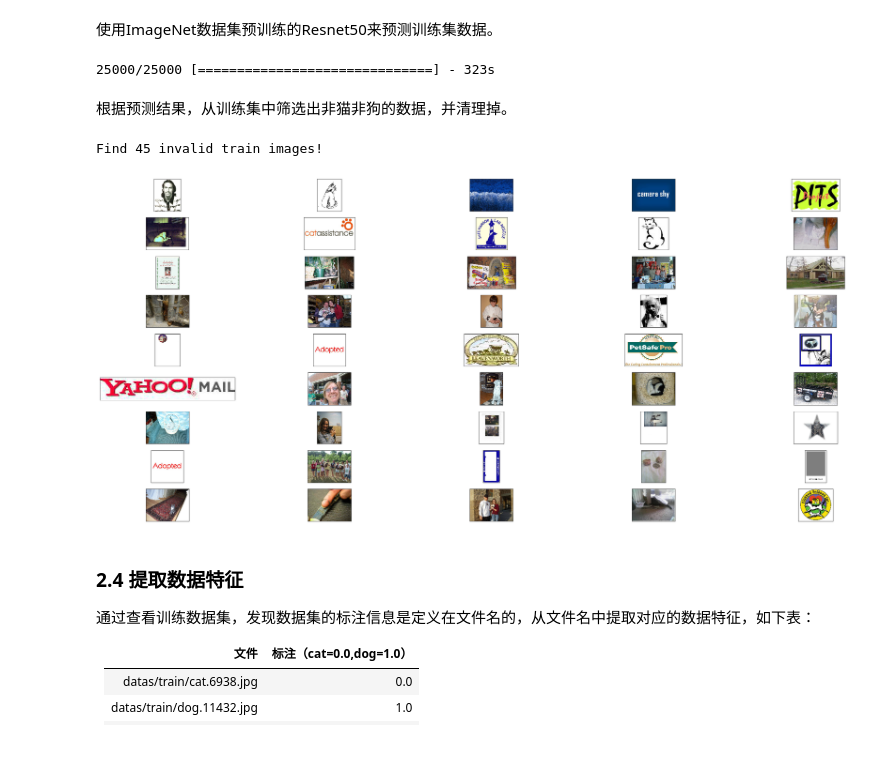
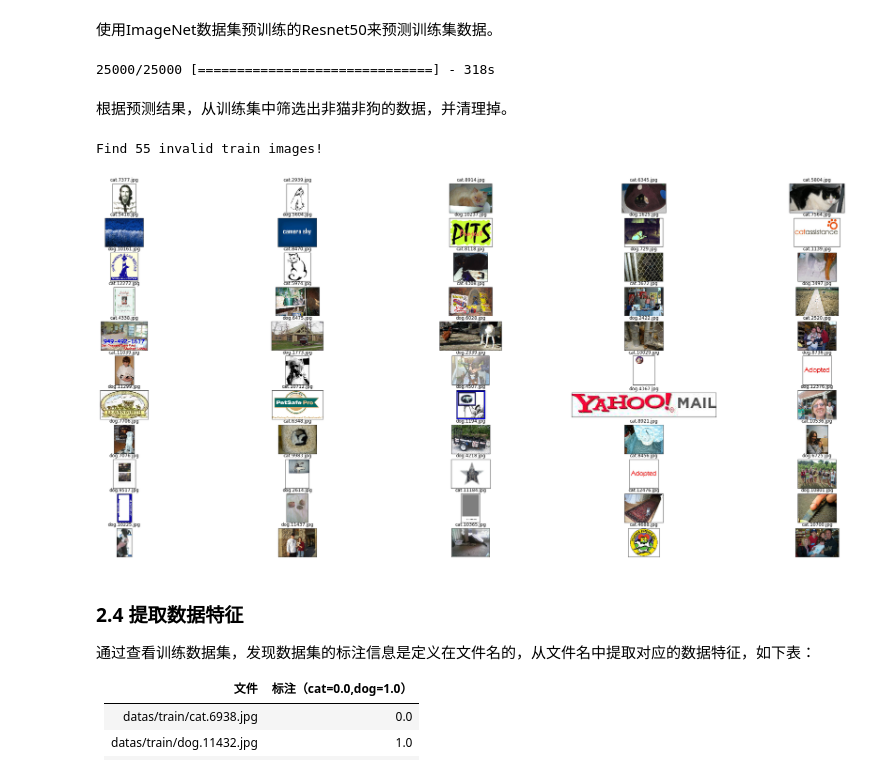
Before and after one commit to SimonLeeGit/udacity_project, a Jupyter notebook: dogs_vs_cats/bottleneck_features.ipynb, the cells around one changed output. Saved outputs shown, nothing was run; the diff lists cells and outputs as text; code cells hidden in the pictures.

```diff
--- a/dogs_vs_cats/bottleneck_features.ipynb
+++ b/dogs_vs_cats/bottleneck_features.ipynb
@@ -104,4 +118,6 @@ fig = plt.figure(figsize=(20, 10))
 for i in range(32):
     ax = fig.add_subplot(4, 8, i + 1, xticks=[], yticks=[])
     visualize_img(train_files[i], ax)
+    _,file = os.path.split(train_files[i])
+    ax.set_title("{}".format(file))
 # %% [output]
@@ -154,5 +170,7 @@ fig = plt.figure(figsize=(20, 10))
 for i in range(len(ids)):
     ax = fig.add_subplot(4, 8, i + 1, xticks=[], yticks=[])
     visualize_img(train_files[i], ax)
+    _,file = os.path.split(train_files[i])
+    ax.set_title("{}".format(file))
 # %% [output]
 There are 2 images with invalid shape!
@@ -238,42 +256,48 @@ from keras.applications.resnet50 import ResNet50
 from keras.applications.resnet50 import preprocess_input, decode_predictions
 
 # 使用经过imagenet训练的无全连接层ResNet50模型
-prepross_model = ResNet50(weights='imagenet')
+preprocess_model = ResNet50(weights='imagenet')
 
 # 使用imagenet预测train数据集的分类
-pred_targets = decode_predictions(prepross_model.predict(preprocess_input(train_tensors), verbose=1), top=50)
+pred_targets = decode_predictions(preprocess_model.predict(preprocess_input(train_tensors), verbose=1), top=40)
 # %% [output]
-25000/25000 [==============================] - 323s
+25000/25000 [==============================] - 318s
 # %% [markdown]
 根据预测结果，从训练集中筛选出非猫非狗的数据，并清理掉。
 # %%
 # 从训练集中筛选非猫非狗的数据
 ids = []
 for i in range(len(pred_targets)):
     for pred in pred_targets[i]:
         if pred[0] in dogs or pred[0] in cats:
             ids.append(i)
             break
 
 error_ids = []
 for i in range(len(pred_targets)):
     if i not in ids:
         error_ids.append(i)
 
 # 可视化所有非猫非狗的训练集数据
 fig = plt.figure(figsize=(40, 20))
 for i in range(len(error_ids)):
     ax = fig.add_subplot(len(error_ids)/5 + 1, 5, i + 1, xticks=[], yticks=[])
     visualize_img(train_files[error_ids[i]], ax)
+    _,file = os.path.split(train_files[error_ids[i]])
+    ax.set_title("{}".format(file))
 
 # 从训练集中删除非猫非狗的数据
-for i in error_ids:
-    del train_files[i]
+temp_files = []
+for i in range(len(train_files)):
+    if i not in error_ids:
+        temp_files.append(train_files[i])
+train_files = temp_files
+
 train_tensors = np.delete(train_tensors, error_ids, axis = 0)
 print("Find {} invalid train images!".format(len(error_ids)))
 # %% [output]
-Find 45 invalid train images!
+Find 55 invalid train images!
-[figure, old version]
+[figure, new version]
 # %% [markdown]
 ### 2.4 提取数据特征
 
```
Also changed, not shown: parts of 6 cells of this notebook.
